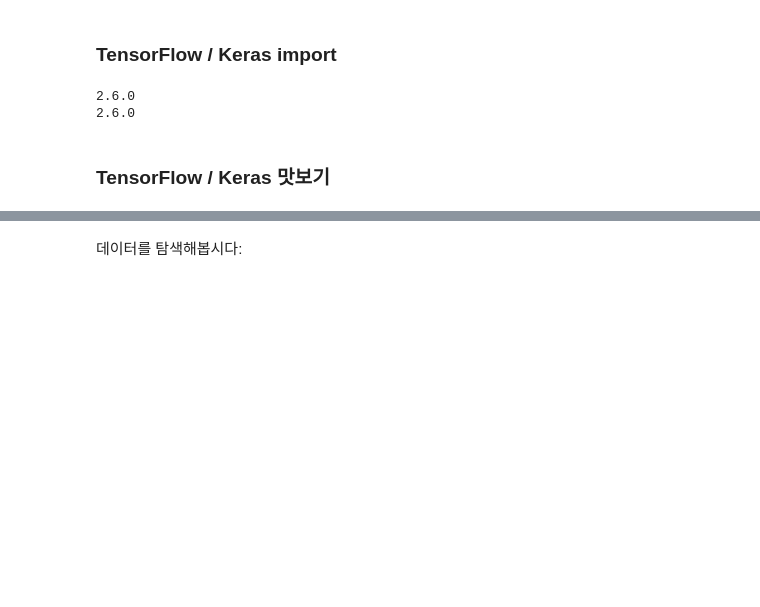
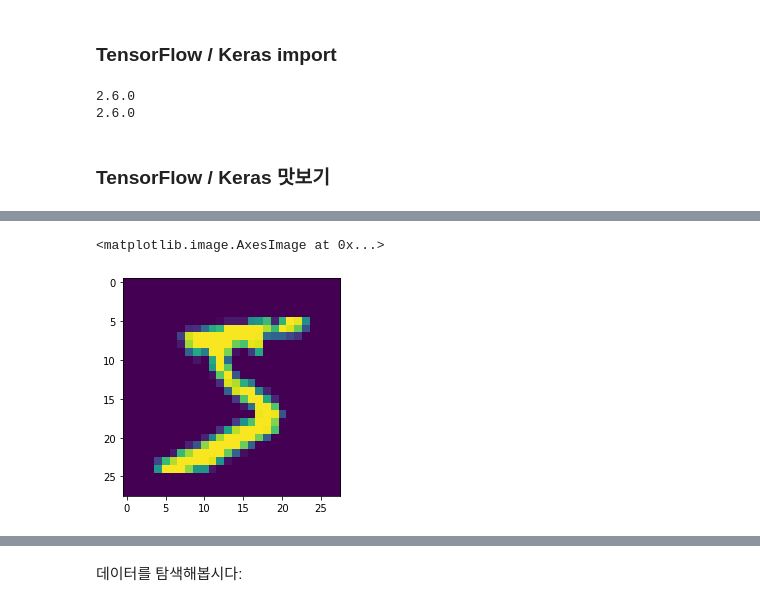
Before and after one commit to SeHwanYoo/gitc_dl_seminar, a Jupyter notebook: 20220120/01 Concept_of_Deep_Learning_and_tutorial.ipynb, the cells around one changed output, grey strips where cells are left out. Drawn from its saved outputs; the diff is of its cells as text; code cells hidden in the pictures; blank space fills up the shorter version.

```diff
--- a/20220120/01 Concept_of_Deep_Learning_and_tutorial.ipynb
+++ b/20220120/01 Concept_of_Deep_Learning_and_tutorial.ipynb
@@ -155,3 +159,9 @@ x_train, x_test = x_train / 255.0, x_test / 255.0
+# %%
+# x_train.shape
+plt.imshow(x_train[0])
+# %% [output]
+<matplotlib.image.AxesImage at 0x...>
+[figure, added]
 # %%
 # Model 생성, compile
 model = tf.keras.models.Sequential([
```
Also changed, not shown: parts of 14 cells of this notebook.
